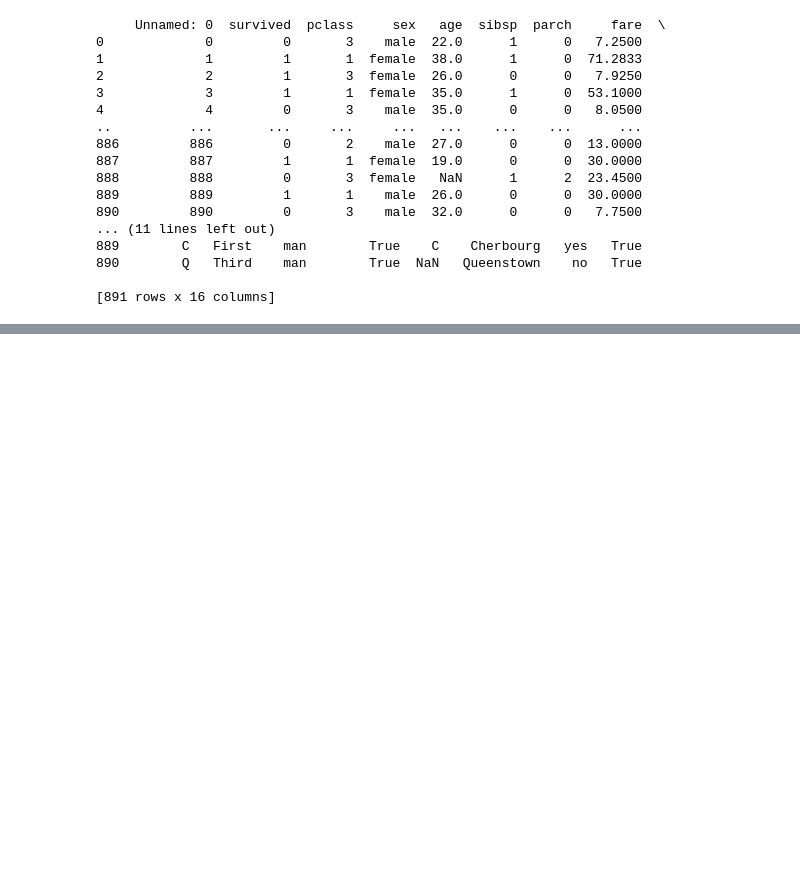
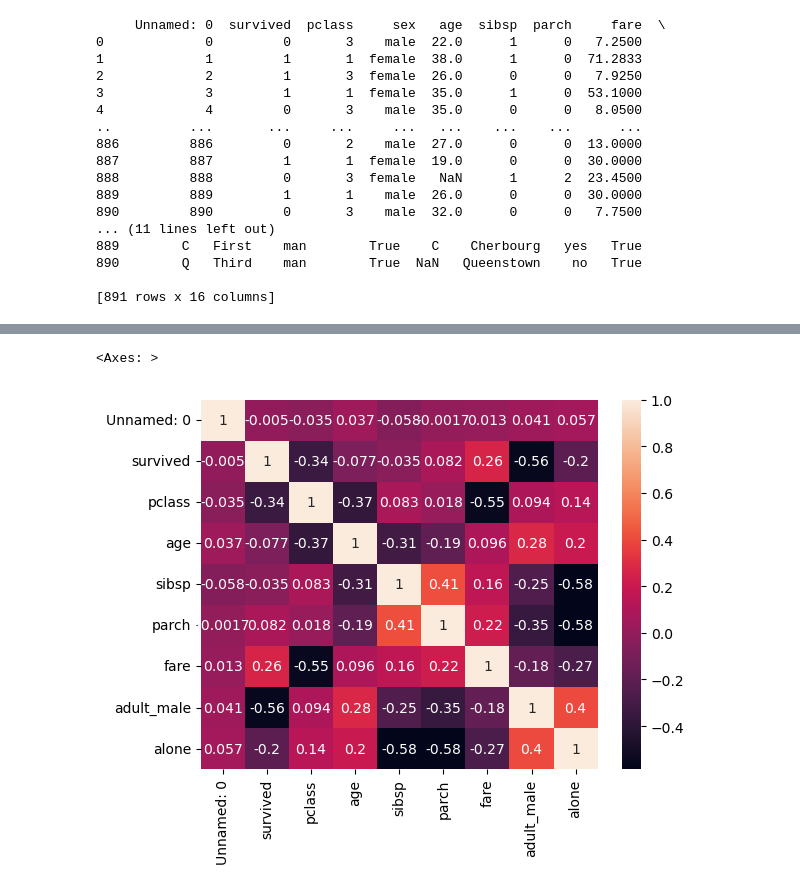
Before and after one commit to aayushma013/DataScience, a Jupyter notebook: Untitled2.ipynb, the cells around one changed output, grey strips where cells are left out. Saved outputs shown, nothing was run; the diff lists cells and outputs as text; code cells hidden in the pictures; blank space fills up the shorter version.

```diff
--- a/Untitled2.ipynb
+++ b/Untitled2.ipynb
@@ -22,0 +38,5 @@ print(df)
+# %%
+sns.heatmap(df.corr(numeric_only = True), annot = True)
+# %% [output]
+<Axes: >
+[figure, added]
```
Also changed, not shown: parts of 30 cells of this notebook, 1 other file.
